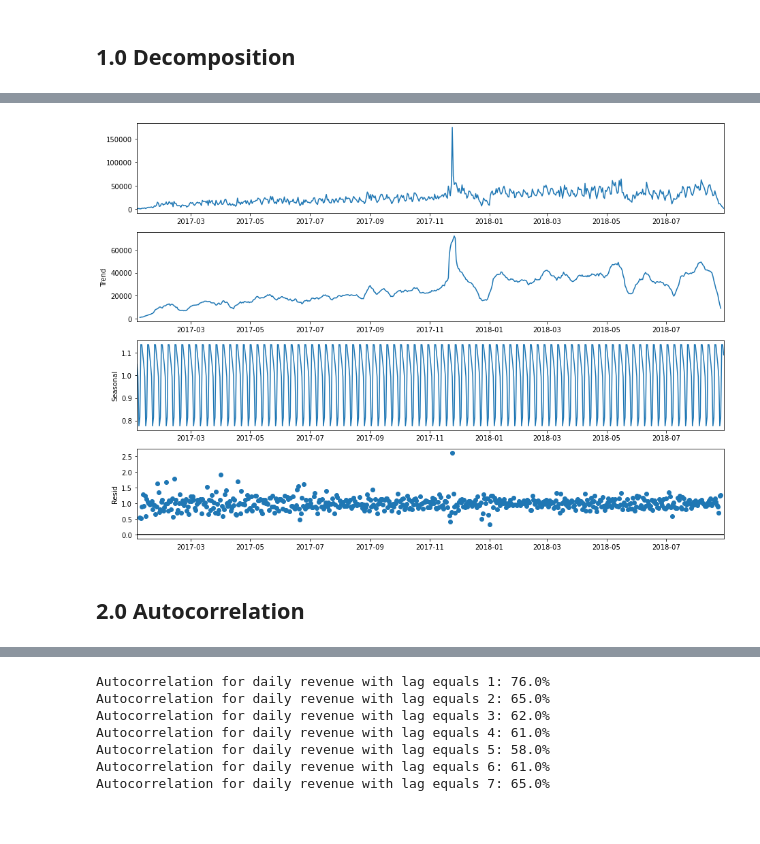
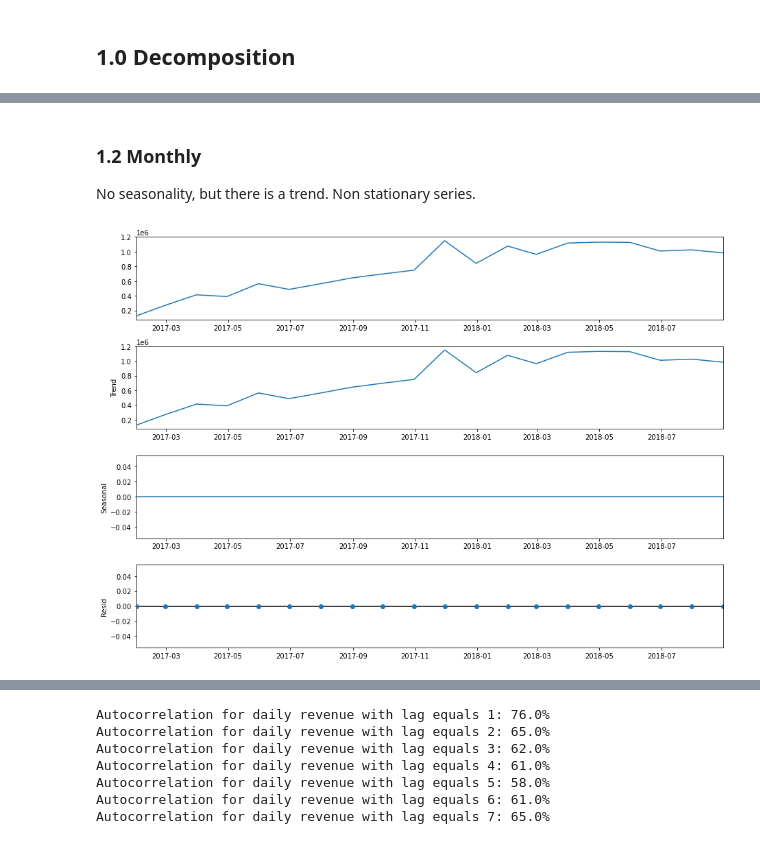
Before and after one commit to pauloreis-ds/olist, a Jupyter notebook: sales_prediction/notebooks/1.2-pr-sales-prediction-time-series-analysis.ipynb, the cells around one changed output, grey strips where cells are left out. Cells and saved outputs as stored; diff of their text form; code cells hidden in the pictures.

Commit message:
sales time series analysis and forecast

```diff
--- a/sales_prediction/notebooks/1.2-pr-sales-prediction-time-series-analysis.ipynb
+++ b/sales_prediction/notebooks/1.2-pr-sales-prediction-time-series-analysis.ipynb
@@ -68,9 +70,11 @@ df.resample('M').sum().plot(figsize=(15,4));
+# %% [markdown]
+### 1.2 Monthly
+
+No seasonality, but there is a trend. Non stationary series.
 # %%
 fig(13, 9)
-decomposition = seasonal_decompose(df, model='multiplicative')
+decomposition = seasonal_decompose(df.resample('M').sum(), period=1)
 decomposition.plot()
 plt.show()
 # %% [output]
-[figure, old version]
+[figure, new version]
-# %% [markdown]
-## 2.0 Autocorrelation
```
Also changed, not shown: parts of 16 cells of this notebook, 2 other files.
